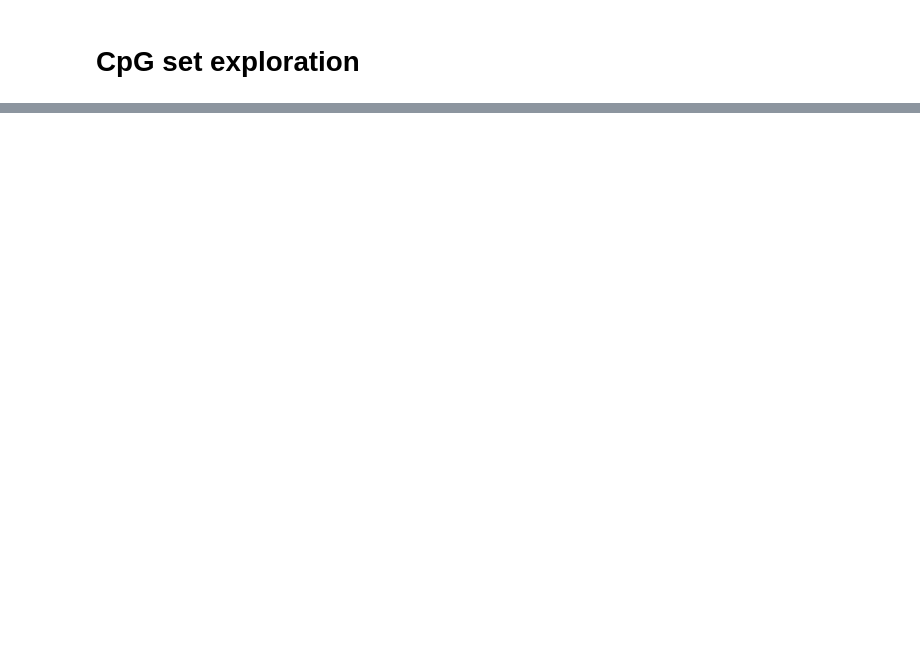
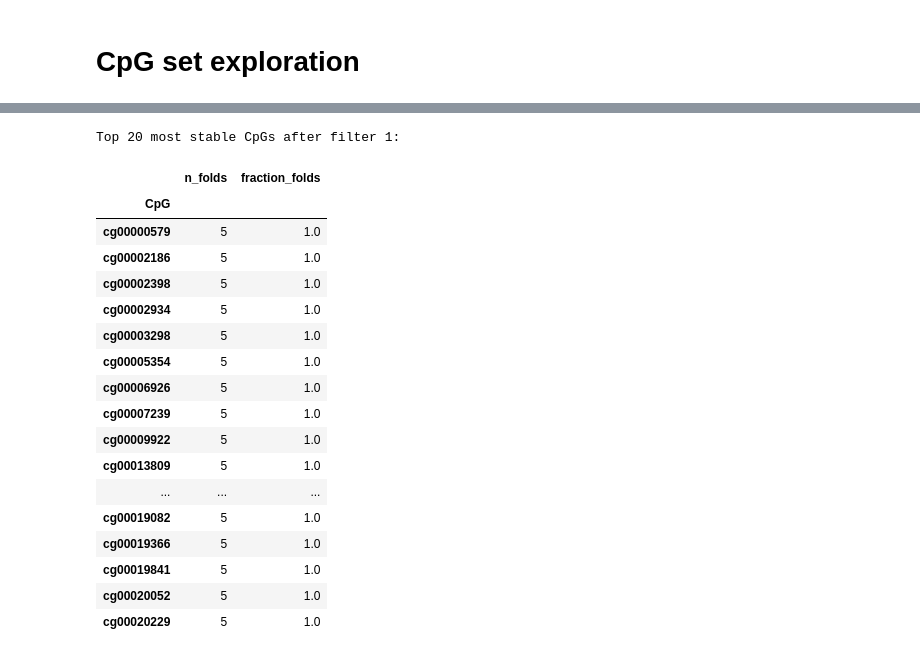
Before and after one commit to lphohmann/PredictRecurrence, a Jupyter notebook: scripts/Model_comparison/CpG_set_notebook.ipynb, the cells around one changed output, grey strips where cells are left out. Cells and saved outputs as stored; diff of their text form; code cells hidden in the pictures; blank space fills up the shorter version.

```diff
--- a/scripts/Model_comparison/CpG_set_notebook.ipynb
+++ b/scripts/Model_comparison/CpG_set_notebook.ipynb
@@ -74,0 +72,17 @@ print("Annotation shape:", anno.shape)
+# %%
+# Filter annotation once for hasAtacOverlap == 1
+atac_cpgs = anno["illuminaID"][anno["hasAtacOverlap"] == 1].astype(str).tolist()
+atac_cpgs_set = set(atac_cpgs)  # convert once to set for faster intersection
+
+# Loop over all folds
+for fold_key in fold_dict.keys():
+    features_after_filter1 = fold_dict[fold_key]["features_after_filter1"]
+    features_after_filter1 = [str(c) for c in features_after_filter1]
+
+    # Intersection
+    overlap = set(features_after_filter1).intersection(atac_cpgs_set)
+
+    print(f"Fold {fold_key}:")
+    print(f"  Number of CpGs after filter 1: {len(features_after_filter1)}")
+    print(f"  Number of CpGs with ATACoverlap == 1: {len(overlap)}")
+    print(f"  Fraction: {len(overlap)/len(features_after_filter1):.2f}\n")
@@ -74,0 +107,43 @@ print("Annotation shape:", anno.shape)
+# %%
+
+# Collect all CpGs selected after filter 1 across folds
+all_selected_cpgs = []
+for fold_key in fold_dict.keys():
+    feats = fold_dict[fold_key]["features_after_filter1"]
+    feats = [str(c) for c in feats]
+    all_selected_cpgs.extend(feats)
+
+# Count how many times each CpG was selected
+cpg_counts = Counter(all_selected_cpgs)
+
+# Convert to DataFrame
+cpg_stability_df = pd.DataFrame.from_dict(cpg_counts, orient='index', columns=['n_folds'])
+cpg_stability_df.index.name = 'CpG'
+cpg_stability_df['fraction_folds'] = cpg_stability_df['n_folds'] / len(fold_dict)
+
+# Sort by most consistently selected
+cpg_stability_df = cpg_stability_df.sort_values(['n_folds', 'CpG'], ascending=[False, True])
+
+# Display top 20 most stable CpGs
+print("Top 20 most stable CpGs after filter 1:")
+display(cpg_stability_df.head(20))
+# %% [output]
+Top 20 most stable CpGs after filter 1:
+|  | n_folds | fraction_folds |
+| CpG |  |  |
+| cg00000579 | 5 | 1.0 |
+| cg00002186 | 5 | 1.0 |
+| cg00002398 | 5 | 1.0 |
+| cg00002934 | 5 | 1.0 |
+| cg00003298 | 5 | 1.0 |
+| cg00005354 | 5 | 1.0 |
+| cg00006926 | 5 | 1.0 |
+| cg00007239 | 5 | 1.0 |
+| cg00009922 | 5 | 1.0 |
+| cg00013809 | 5 | 1.0 |
+| ... | ... | ... |
+| cg00019082 | 5 | 1.0 |
+| cg00019366 | 5 | 1.0 |
+| cg00019841 | 5 | 1.0 |
+| cg00020052 | 5 | 1.0 |
+| cg00020229 | 5 | 1.0 |
```
Also changed, not shown: parts of 11 cells of this notebook.
